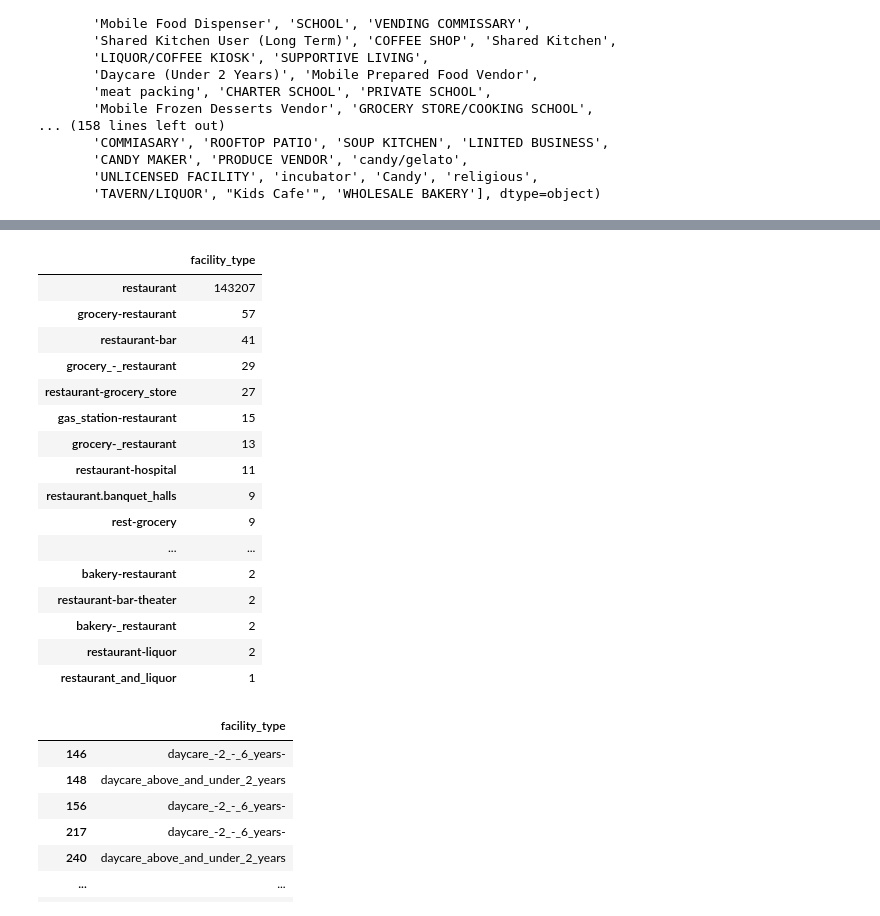
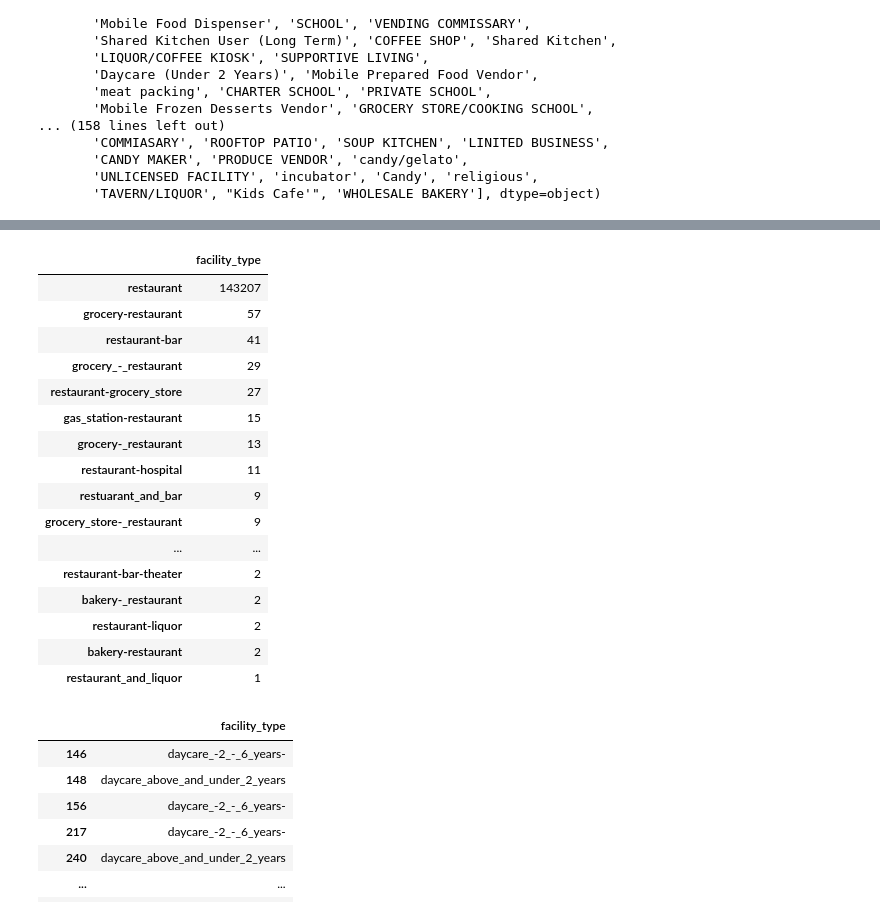
Before and after one commit to santibatte/dpa_2021, a Jupyter notebook: notebooks/EDA.ipynb, the cells around one changed output, grey strips where cells are left out. Cells and saved outputs as stored; diff of their text form; code cells hidden in the pictures.

Commit message:
finishing analysis on facility_type

```diff
--- a/notebooks/EDA.ipynb
+++ b/notebooks/EDA.ipynb
@@ -38,7 +39,7 @@ from src.utils.utils import *
 ## Importing and cleaning data
 Food Inspections in Chicago: https://data.cityofchicago.org/Health-Human-Services/Food-Inspections/4ijn-s7e5
 # %%
-df = pd.read_csv('../data/Food_Inspections.csv')
+df = pd.read_csv('../data/raw/Food_Inspections.csv')
 df.head()
 # %% [output]
 |  | Inspection ID | DBA Name | AKA Name | License # | Facility Type | Risk | Address | City | State | ... |
@@ -264,24 +203,24 @@ Name: facility_type, Length: 78, dtype: int64
 # %%
-mr1 = dfx["facility_type"] <= 1
+# mr1 = dfx["facility_type"] <= 1
 mr2 = dfx.index.str.contains("rest")
 dfx.loc[(mr2), :][:50]
 # %% [output]
 |  | facility_type |
 | restaurant | 143207 |
 | grocery-restaurant | 57 |
 | restaurant-bar | 41 |
 | grocery_-_restaurant | 29 |
 | restaurant-grocery_store | 27 |
 | gas_station-restaurant | 15 |
 | grocery-_restaurant | 13 |
 | restaurant-hospital | 11 |
-| restaurant.banquet_halls | 9 |
-| rest-grocery | 9 |
+| restuarant_and_bar | 9 |
+| grocery_store-_restaurant | 9 |
 | ... | ... |
-| bakery-restaurant | 2 |
 | restaurant-bar-theater | 2 |
 | bakery-_restaurant | 2 |
 | restaurant-liquor | 2 |
+| bakery-restaurant | 2 |
 | restaurant_and_liquor | 1 |
 # %%
 mr1 = df["facility_type"].str.contains("day")
```
Also changed, not shown: parts of 18 cells of this notebook.
